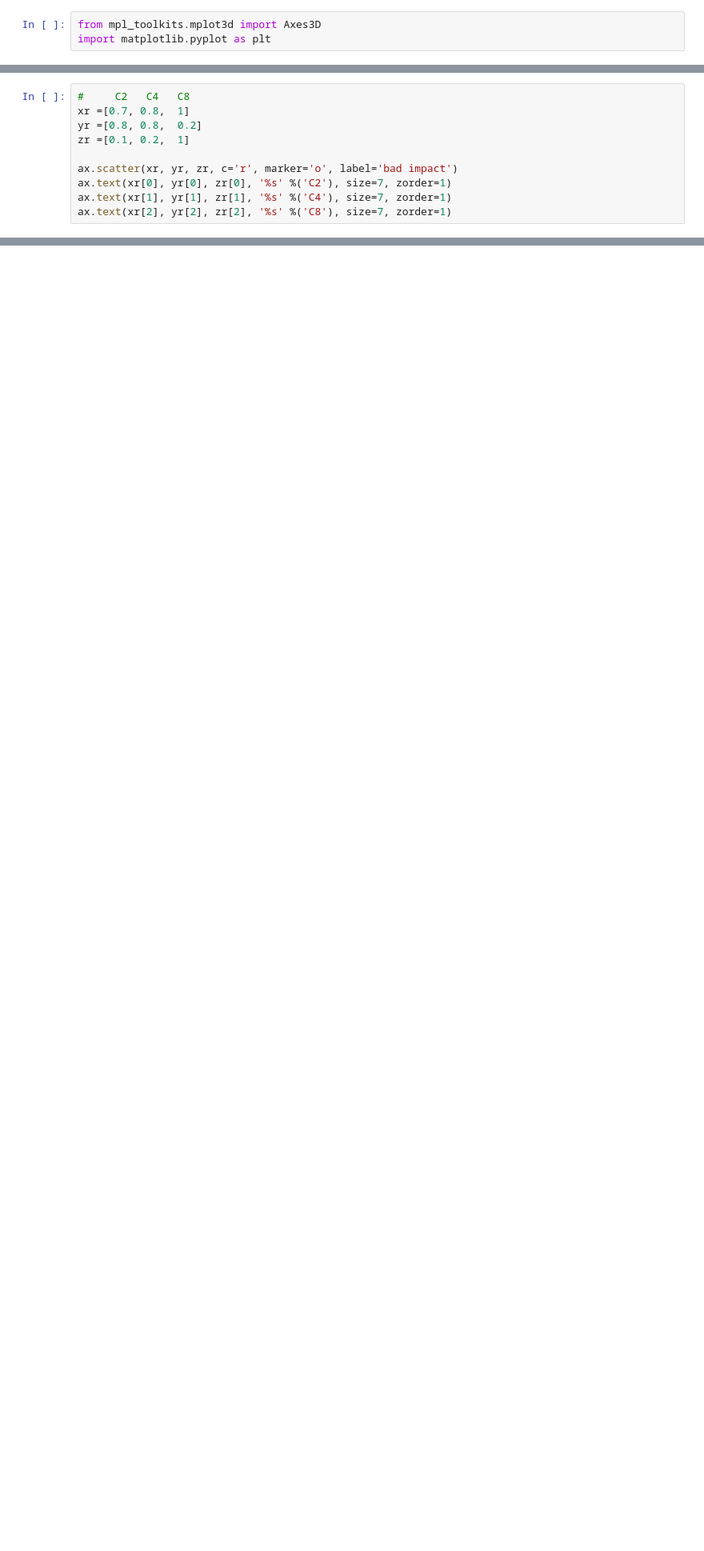
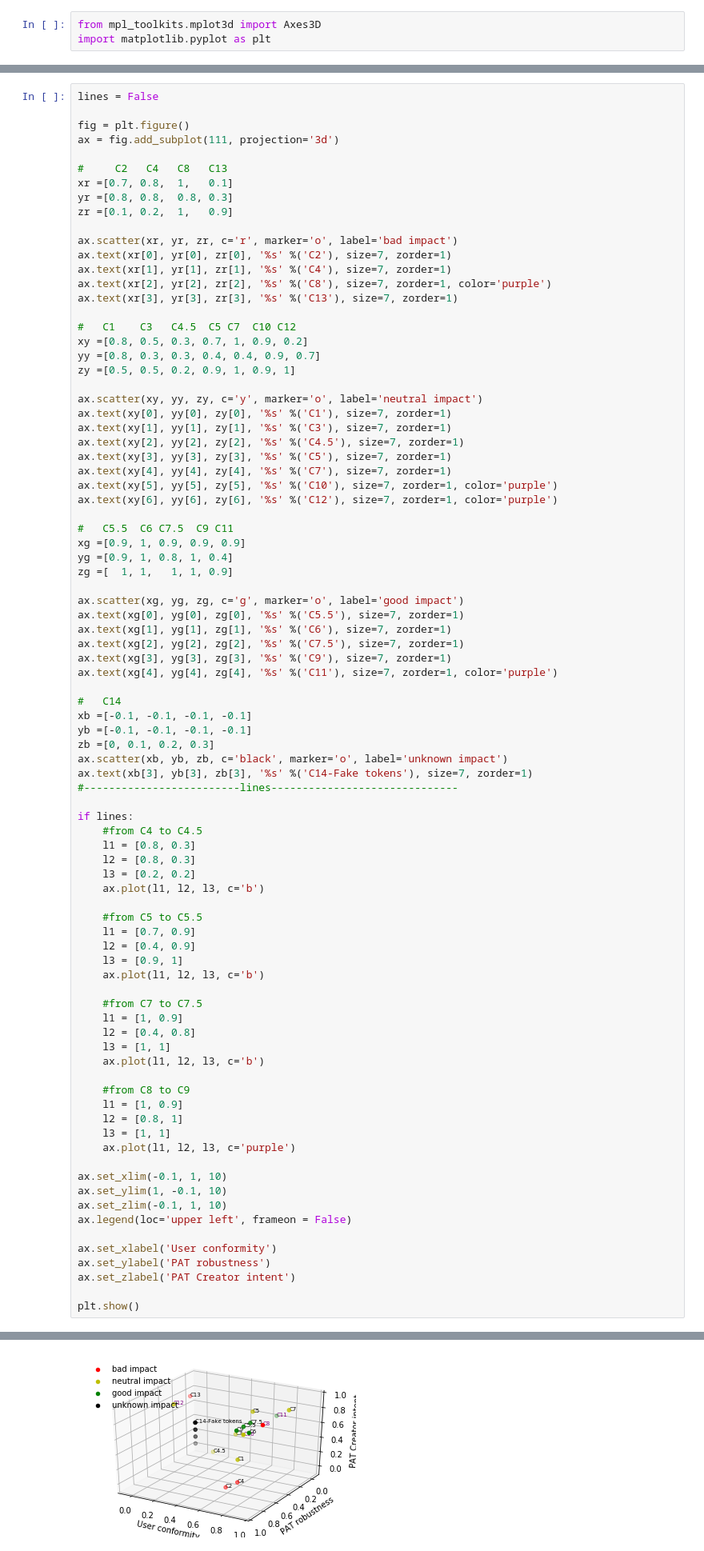
Before and after one commit to FuturICT2/FIN4Simulations, a Jupyter notebook: CaseDataBase.ipynb, the cells around one changed output, grey strips where cells are left out. Shown: that part at 80% size. Saved outputs shown, nothing was run; the diff lists cells and outputs as text; blank space fills up the shorter version.

Commit message:
CaseDataBase notebook - functional
The Jupyter notebook CaseDataBase displays the 3D Story Plot

```diff
--- a/CaseDataBase.ipynb
+++ b/CaseDataBase.ipynb
@@ -29,11 +30,87 @@ ax = fig.add_subplot(111, projection='3d')
 # %%
-#     C2   C4   C8
-xr =[0.7, 0.8,  1]
-yr =[0.8, 0.8,  0.2]
-zr =[0.1, 0.2,  1]
+lines = False
+
+fig = plt.figure()
+ax = fig.add_subplot(111, projection='3d')
+
+#     C2   C4   C8   C13
+xr =[0.7, 0.8,  1,   0.1]
+yr =[0.8, 0.8,  0.8, 0.3]
+zr =[0.1, 0.2,  1,   0.9]
 
 ax.scatter(xr, yr, zr, c='r', marker='o', label='bad impact')
 ax.text(xr[0], yr[0], zr[0], '%s' %('C2'), size=7, zorder=1)
 ax.text(xr[1], yr[1], zr[1], '%s' %('C4'), size=7, zorder=1)
-ax.text(xr[2], yr[2], zr[2], '%s' %('C8'), size=7, zorder=1)
+ax.text(xr[2], yr[2], zr[2], '%s' %('C8'), size=7, zorder=1, color='purple')
+ax.text(xr[3], yr[3], zr[3], '%s' %('C13'), size=7, zorder=1)
+
+#   C1    C3   C4.5  C5 C7  C10 C12
+xy =[0.8, 0.5, 0.3, 0.7, 1, 0.9, 0.2]
+yy =[0.8, 0.3, 0.3, 0.4, 0.4, 0.9, 0.7]
+zy =[0.5, 0.5, 0.2, 0.9, 1, 0.9, 1]
+
+ax.scatter(xy, yy, zy, c='y', marker='o', label='neutral impact')
+ax.text(xy[0], yy[0], zy[0], '%s' %('C1'), size=7, zorder=1)
+ax.text(xy[1], yy[1], zy[1], '%s' %('C3'), size=7, zorder=1)
+ax.text(xy[2], yy[2], zy[2], '%s' %('C4.5'), size=7, zorder=1)
+ax.text(xy[3], yy[3], zy[3], '%s' %('C5'), size=7, zorder=1)
+ax.text(xy[4], yy[4], zy[4], '%s' %('C7'), size=7, zorder=1)
+ax.text(xy[5], yy[5], zy[5], '%s' %('C10'), size=7, zorder=1, color='purple')
+ax.text(xy[6], yy[6], zy[6], '%s' %('C12'), size=7, zorder=1, color='purple')
+
+#   C5.5  C6 C7.5  C9 C11
+xg =[0.9, 1, 0.9, 0.9, 0.9]
+yg =[0.9, 1, 0.8, 1, 0.4]
+zg =[  1, 1,   1, 1, 0.9]
+
+ax.scatter(xg, yg, zg, c='g', marker='o', label='good impact')
+ax.text(xg[0], yg[0], zg[0], '%s' %('C5.5'), size=7, zorder=1)
+ax.text(xg[1], yg[1], zg[1], '%s' %('C6'), size=7, zorder=1)
+ax.text(xg[2], yg[2], zg[2], '%s' %('C7.5'), size=7, zorder=1)
+ax.text(xg[3], yg[3], zg[3], '%s' %('C9'), size=7, zorder=1)
+ax.text(xg[4], yg[4], zg[4], '%s' %('C11'), size=7, zorder=1, color='purple')
+
+#   C14
+xb =[-0.1, -0.1, -0.1, -0.1]
+yb =[-0.1, -0.1, -0.1, -0.1]
+zb =[0, 0.1, 0.2, 0.3]
+ax.scatter(xb, yb, zb, c='black', marker='o', label='unknown impact')
+ax.text(xb[3], yb[3], zb[3], '%s' %('C14-Fake tokens'), size=7, zorder=1)
+#-------------------------lines------------------------------
+
+if lines:
+    #from C4 to C4.5
+    l1 = [0.8, 0.3]
+    l2 = [0.8, 0.3]
+    l3 = [0.2, 0.2]
+    ax.plot(l1, l2, l3, c='b')
+
+    #from C5 to C5.5
+    l1 = [0.7, 0.9]
+    l2 = [0.4, 0.9]
+    l3 = [0.9, 1]
+    ax.plot(l1, l2, l3, c='b')
+
+    #from C7 to C7.5
+    l1 = [1, 0.9]
+    l2 = [0.4, 0.8]
+    l3 = [1, 1]
+    ax.plot(l1, l2, l3, c='b')
+
+    #from C8 to C9
+    l1 = [1, 0.9]
+    l2 = [0.8, 1]
+    l3 = [1, 1]
+    ax.plot(l1, l2, l3, c='purple')
+
+ax.set_xlim(-0.1, 1, 10)
+ax.set_ylim(1, -0.1, 10)
+ax.set_zlim(-0.1, 1, 10)
+ax.legend(loc='upper left', frameon = False)
+
+ax.set_xlabel('User conformity')
+ax.set_ylabel('PAT robustness')
+ax.set_zlabel('PAT Creator intent')
+
+plt.show()
 # %% [output]
@@ -40,0 +117 @@ Text(1, 0.2, 'C8')
+[figure, added]
```
Also changed, not shown: parts of 8 cells of this notebook.
